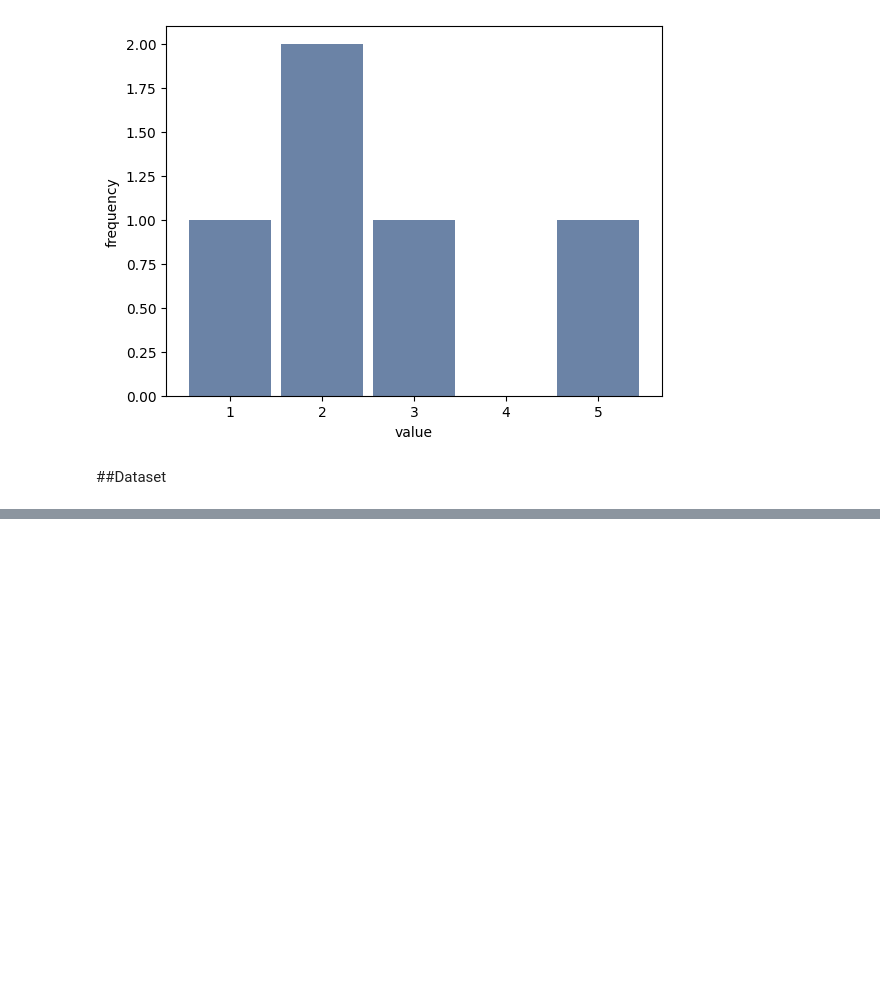
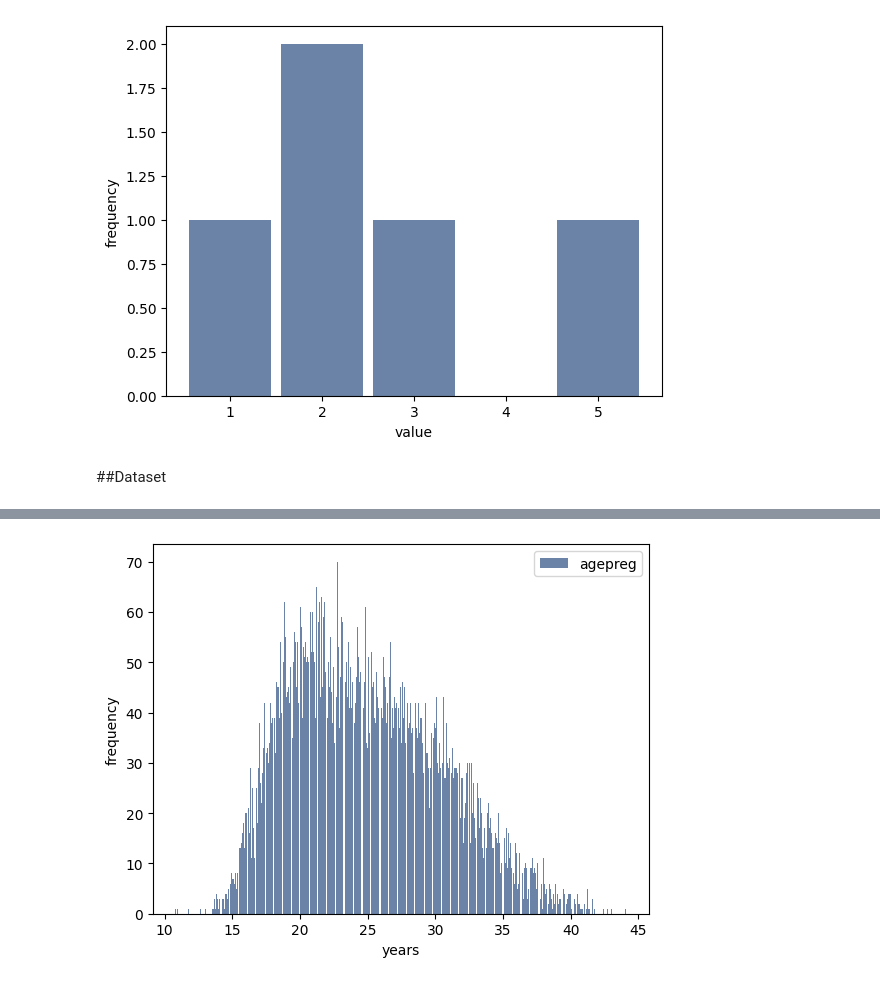
Before and after one commit to rahiakela/data-science-research-and-practice, a Jupyter notebook: think-stats/01_distributions.ipynb, the cells around one changed output, grey strips where cells are left out. Cells and saved outputs as stored; diff of their text form; code cells hidden in the pictures; blank space fills up the shorter version.

```diff
--- a/think-stats/01_distributions.ipynb
+++ b/think-stats/01_distributions.ipynb
@@ -103,0 +122,7 @@ thinkplot.Config(xlabel="value", ylabel="frequency")
+# %%
+# let's plot the histogram of mother’s age at end of pregnancy
+hist = thinkstats2.Hist(live.agepreg, label="agepreg")
+thinkplot.Hist(hist)
+thinkplot.Config(xlabel="years", ylabel="frequency")
+# %% [output]
+[figure, added]
```
Also changed, not shown: parts of 5 cells of this notebook.
